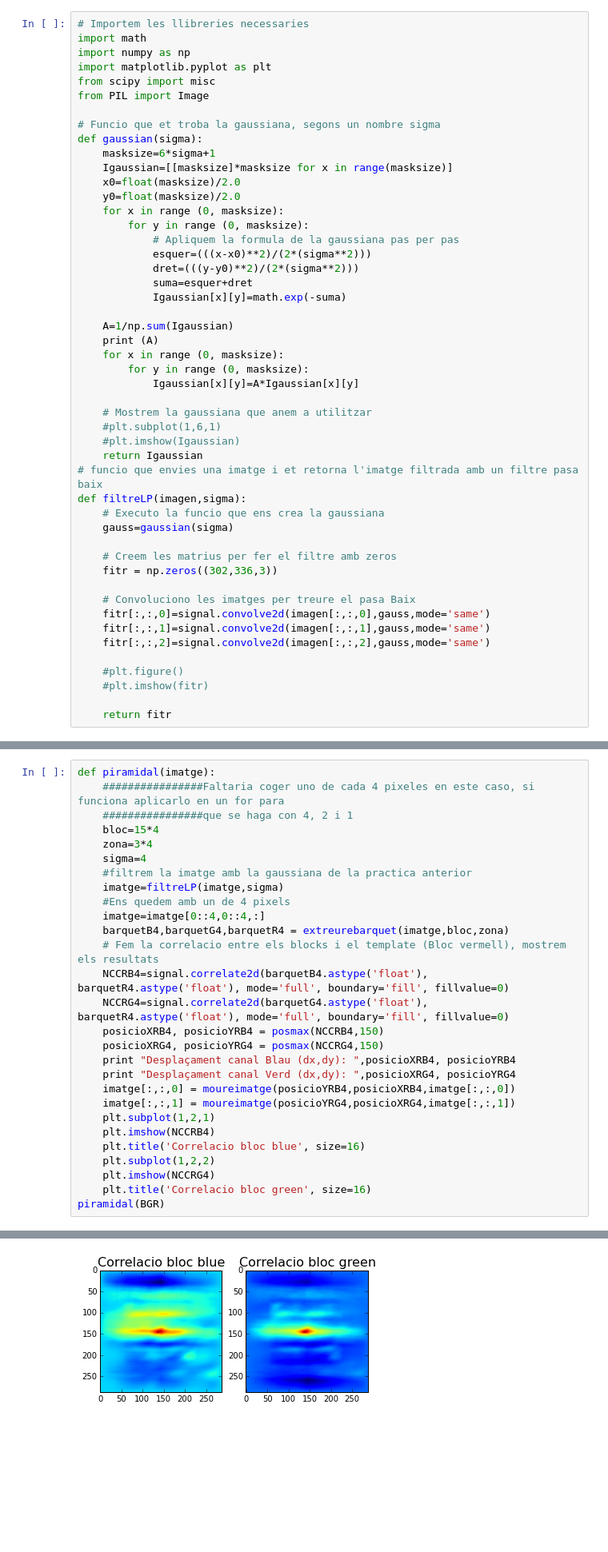
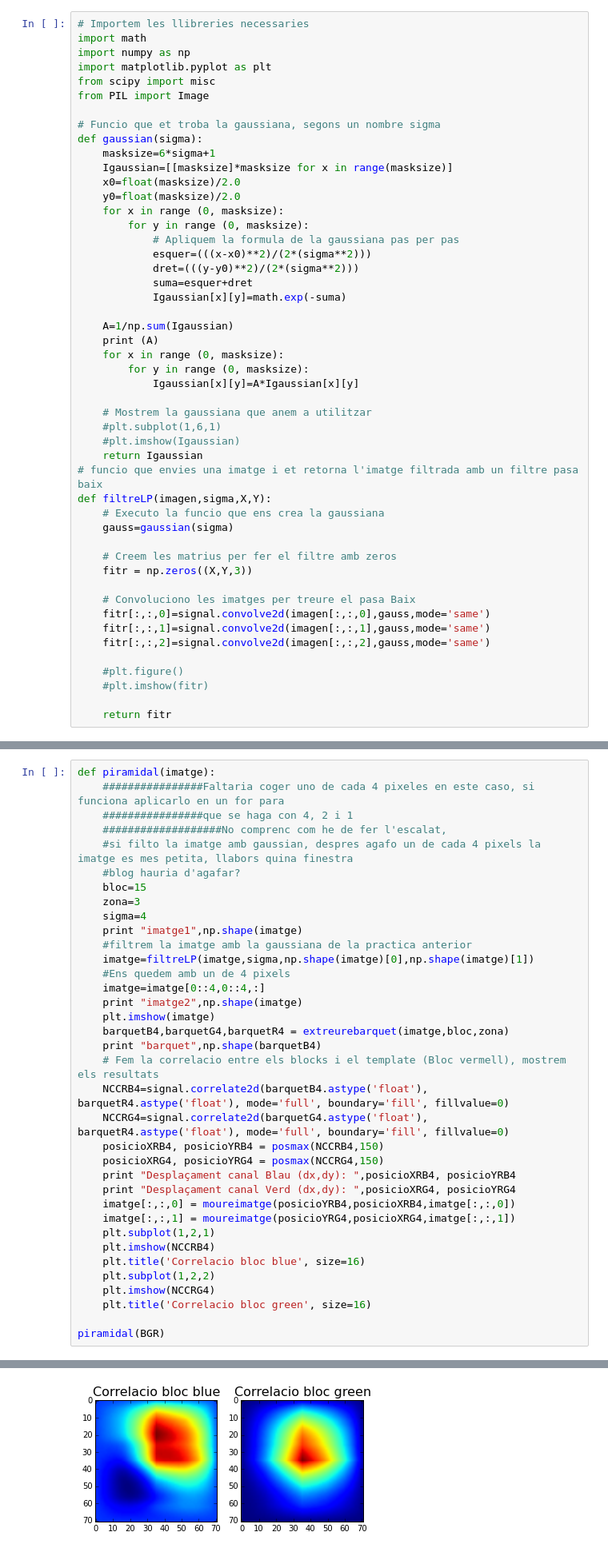
Before and after one commit to cnavas88/Image-Processing, a Jupyter notebook: practica2/Practica2.ipynb, the cells around one changed output, grey strips where cells are left out. Shown at 80% size. Drawn from its saved outputs; the diff is of its cells as text; blank space fills up the shorter version.

```diff
--- a/practica2/Practica2.ipynb
+++ b/practica2/Practica2.ipynb
@@ -217,12 +249,12 @@ def gaussian(sigma):
     #plt.imshow(Igaussian)
     return Igaussian
 # funcio que envies una imatge i et retorna l'imatge filtrada amb un filtre pasa baix
-def filtreLP(imagen,sigma):
+def filtreLP(imagen,sigma,X,Y):
     # Executo la funcio que ens crea la gaussiana
     gauss=gaussian(sigma)
 
     # Creem les matrius per fer el filtre amb zeros
-    fitr = np.zeros((302,336,3))
+    fitr = np.zeros((X,Y,3))
 
     # Convoluciono les imatges per treure el pasa Baix
     fitr[:,:,0]=signal.convolve2d(imagen[:,:,0],gauss,mode='same')
@@ -237,14 +311,21 @@ def filtreLP(imagen,sigma):
 def piramidal(imatge):
     ################Faltaria coger uno de cada 4 pixeles en este caso, si funciona aplicarlo en un for para
     ################que se haga con 4, 2 i 1
-    bloc=15*4
-    zona=3*4
+    ###################No comprenc com he de fer l'escalat,
+    #si filto la imatge amb gaussian, despres agafo un de cada 4 pixels la imatge es mes petita, llabors quina finestra
+    #blog hauria d'agafar?
+    bloc=15
+    zona=3
     sigma=4
+    print "imatge1",np.shape(imatge)
     #filtrem la imatge amb la gaussiana de la practica anterior
-    imatge=filtreLP(imatge,sigma)
+    imatge=filtreLP(imatge,sigma,np.shape(imatge)[0],np.shape(imatge)[1])
     #Ens quedem amb un de 4 pixels
     imatge=imatge[0::4,0::4,:]
+    print "imatge2",np.shape(imatge)
+    plt.imshow(imatge)
     barquetB4,barquetG4,barquetR4 = extreurebarquet(imatge,bloc,zona)
+    print "barquet",np.shape(barquetB4)
     # Fem la correlacio entre els blocks i el template (Bloc vermell), mostrem els resultats
     NCCRB4=signal.correlate2d(barquetB4.astype('float'), barquetR4.astype('float'), mode='full', boundary='fill', fillvalue=0)
     NCCRG4=signal.correlate2d(barquetG4.astype('float'), barquetR4.astype('float'), mode='full', boundary='fill', fillvalue=0)
@@ -260,5 +341,6 @@ def piramidal(imatge):
     plt.subplot(1,2,2)
     plt.imshow(NCCRG4)
     plt.title('Correlacio bloc green', size=16)
+
 piramidal(BGR)
 # %% [output]
@@ -268 +353 @@ Desplaçament canal Verd (dx,dy):  5 14
-[figure, old version]
+[figure, new version]
```
Also changed, not shown: parts of 9 cells of this notebook.
